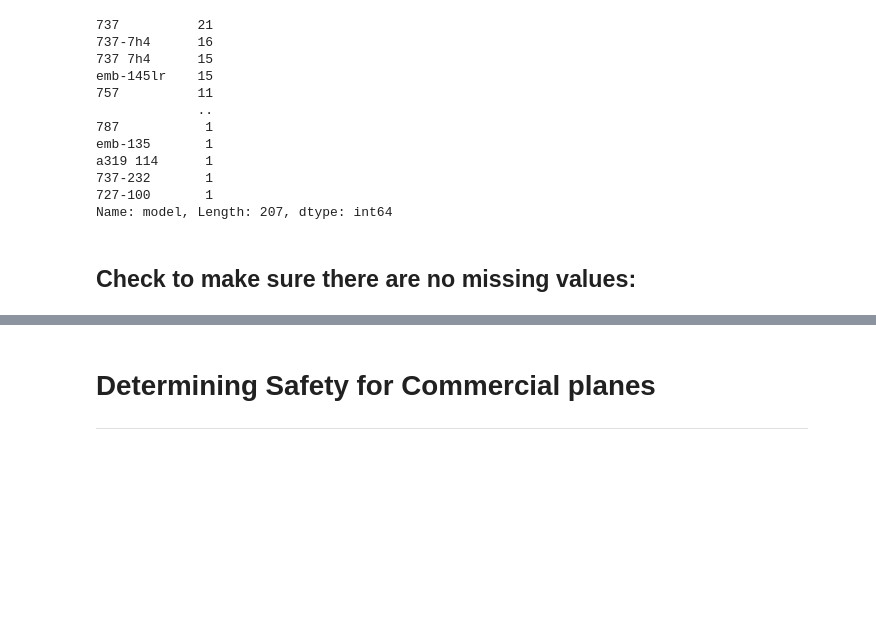
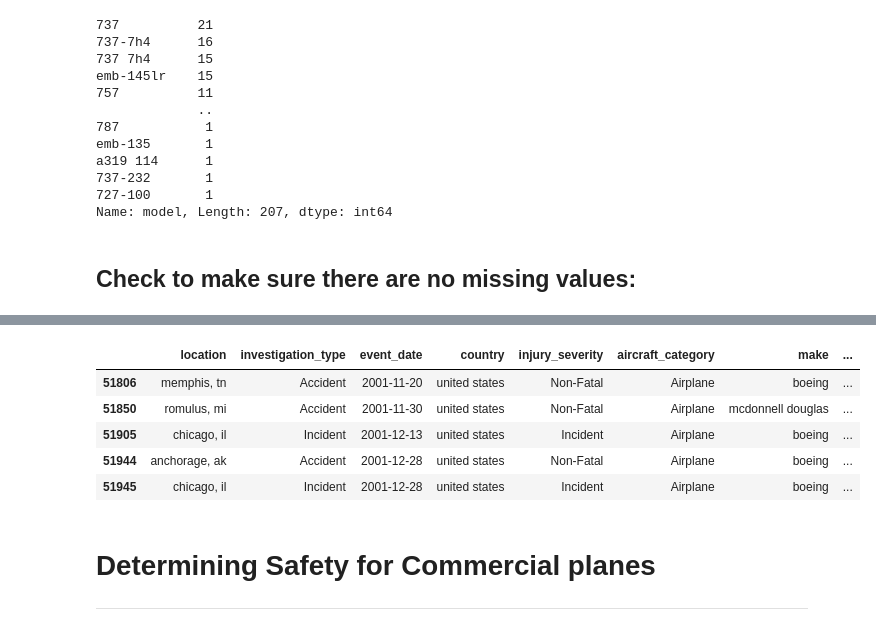
Before and after one commit to jtjohn172/Aviation-Data-Analysis-Project, a Jupyter notebook: commercial_planes.ipynb, the cells around one changed output, grey strips where cells are left out. Saved outputs shown, nothing was run; the diff lists cells and outputs as text; code cells hidden in the pictures; blank space fills up the shorter version.

```diff
--- a/commercial_planes.ipynb
+++ b/commercial_planes.ipynb
@@ -430,4 +437,13 @@ location                    0
 dtype: int64
+# %%
+commercial_df.head()
+# %% [output]
+|  | location | investigation_type | event_date | country | injury_severity | aircraft_category | make | ... |
+| 51806 | memphis, tn | Accident | 2001-11-20 | united states | Non-Fatal | Airplane | boeing | ... |
+| 51850 | romulus, mi | Accident | 2001-11-30 | united states | Non-Fatal | Airplane | mcdonnell douglas | ... |
+| 51905 | chicago, il | Incident | 2001-12-13 | united states | Incident | Airplane | boeing | ... |
+| 51944 | anchorage, ak | Accident | 2001-12-28 | united states | Non-Fatal | Airplane | boeing | ... |
+| 51945 | chicago, il | Incident | 2001-12-28 | united states | Incident | Airplane | boeing | ... |
 # %% [markdown]
 # **Determining Safety for Commercial planes**
 
```
Also changed, not shown: parts of 8 cells of this notebook.
